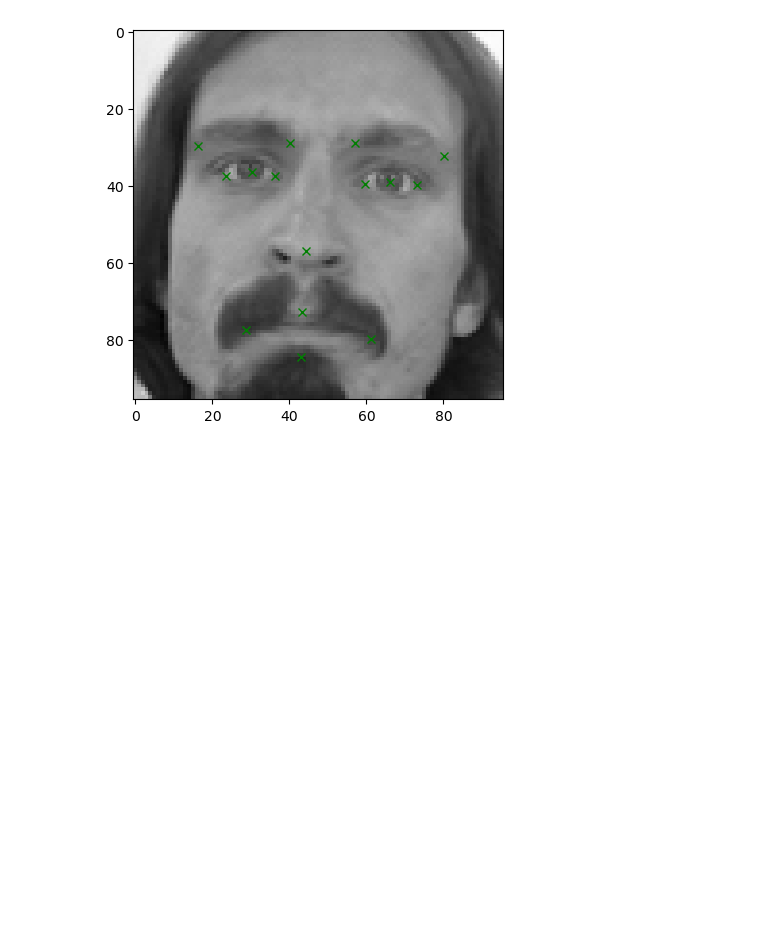
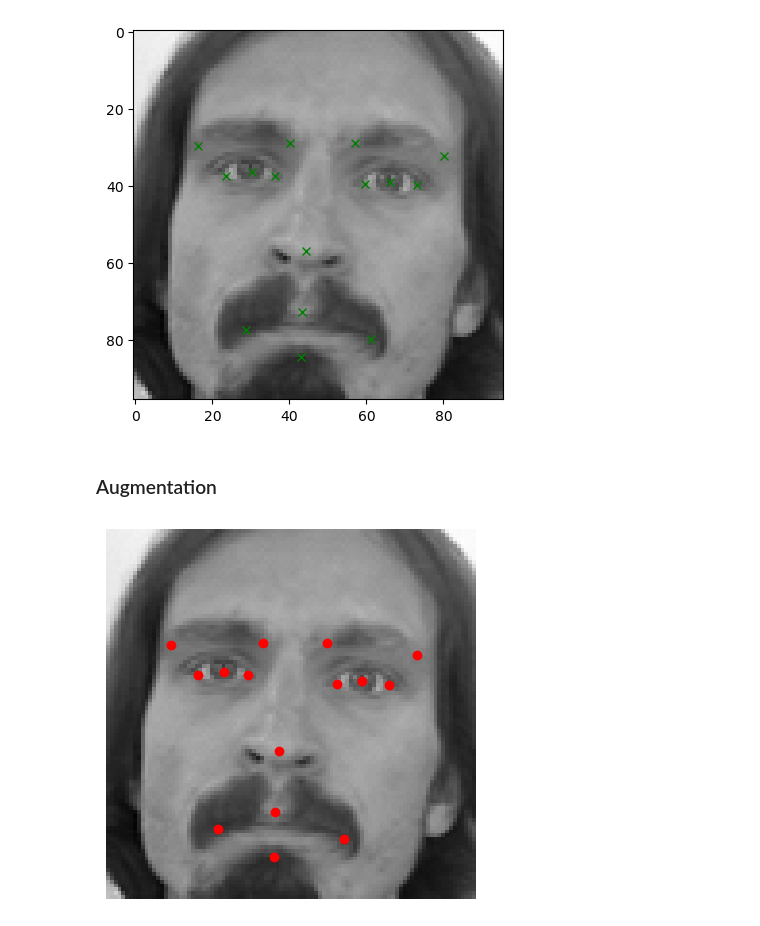
Before and after one commit to WJakubowsk/facial_keypoints_detection, a Jupyter notebook: notebooks/krzysztof.ipynb, the cells around one changed output. Drawn from its saved outputs; the diff is of its cells as text; code cells hidden in the pictures; blank space fills up the shorter version.

```diff
--- a/notebooks/krzysztof.ipynb
+++ b/notebooks/krzysztof.ipynb
@@ -227,3 +248,9 @@ class MyToTensor(object):
         keypoints = torch.from_numpy(keypoints).type(torch.FloatTensor)
 
         return {'image': image, 'keypoints': keypoints}
+# %% [markdown]
+### Augmentation
+# %%
+show_image_with_keypoints(datapoint["image"], datapoint["keypoints"].reshape(15,2))
+# %% [output]
+[figure, added]
```
Also changed, not shown: parts of 39 cells of this notebook.
